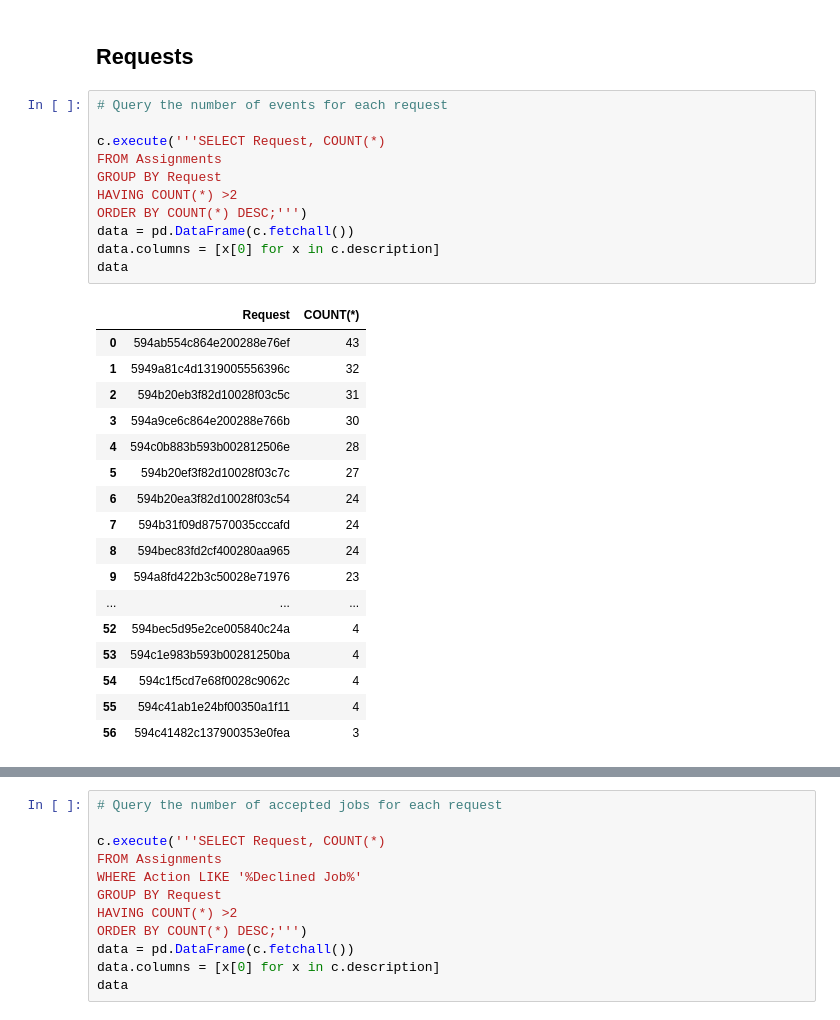
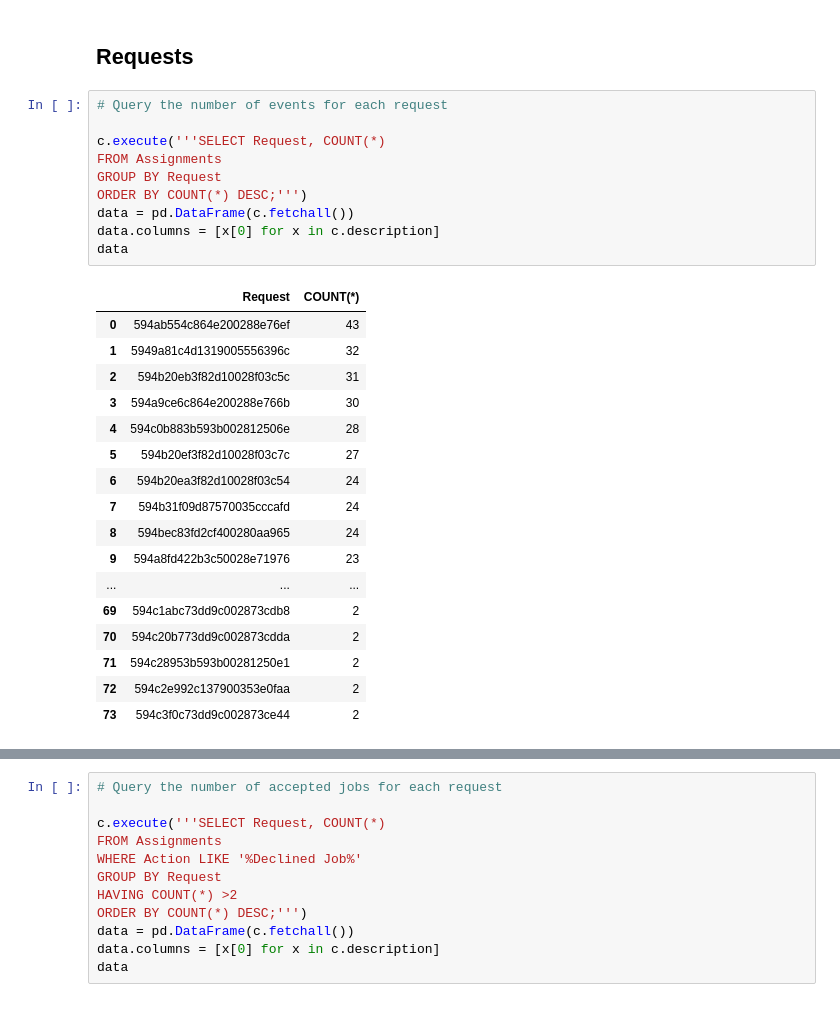
Before and after one commit to erikajane/Wonder_SQL_Task, a Jupyter notebook: Part 1 - Analysis & Part 2 Business Questions.ipynb, the cells around one changed output, grey strips where cells are left out. Cells and saved outputs as stored; diff of their text form.

```diff
--- a/Part 1 - Analysis.ipynb
+++ b/Part 1 - Analysis & Part 2 Business Questions.ipynb
@@ -683,32 +765,31 @@ More analysts need to be editing than planning and vetting. More writing should
 # %%
 # Query the number of events for each request
 
 c.execute('''SELECT Request, COUNT(*)
 FROM Assignments
 GROUP BY Request
-HAVING COUNT(*) >2
 ORDER BY COUNT(*) DESC;''')
 data = pd.DataFrame(c.fetchall())
 data.columns = [x[0] for x in c.description]
 data
 # %% [output]
 |  | Request | COUNT(*) |
 | 0 | 594ab554c864e200288e76ef | 43 |
 | 1 | 5949a81c4d1319005556396c | 32 |
 | 2 | 594b20eb3f82d10028f03c5c | 31 |
 | 3 | 594a9ce6c864e200288e766b | 30 |
 | 4 | 594c0b883b593b002812506e | 28 |
 | 5 | 594b20ef3f82d10028f03c7c | 27 |
 | 6 | 594b20ea3f82d10028f03c54 | 24 |
 | 7 | 594b31f09d87570035cccafd | 24 |
 | 8 | 594bec83fd2cf400280aa965 | 24 |
 | 9 | 594a8fd422b3c50028e71976 | 23 |
 | ... | ... | ... |
-| 52 | 594bec5d95e2ce005840c24a | 4 |
-| 53 | 594c1e983b593b00281250ba | 4 |
-| 54 | 594c1f5cd7e68f0028c9062c | 4 |
-| 55 | 594c41ab1e24bf00350a1f11 | 4 |
-| 56 | 594c41482c137900353e0fea | 3 |
+| 69 | 594c1abc73dd9c002873cdb8 | 2 |
+| 70 | 594c20b773dd9c002873cdda | 2 |
+| 71 | 594c28953b593b00281250e1 | 2 |
+| 72 | 594c2e992c137900353e0faa | 2 |
+| 73 | 594c3f0c73dd9c002873ce44 | 2 |
 # %%
 # Query the number of accepted jobs for each request
 
```
Also changed, not shown: parts of 17 cells of this notebook, 9 other files.
